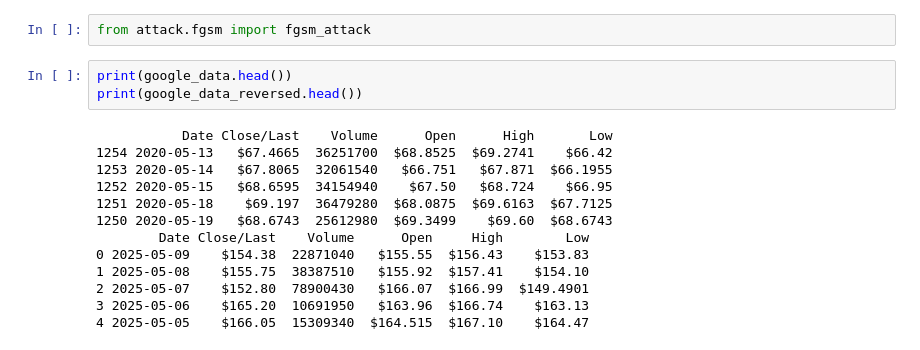
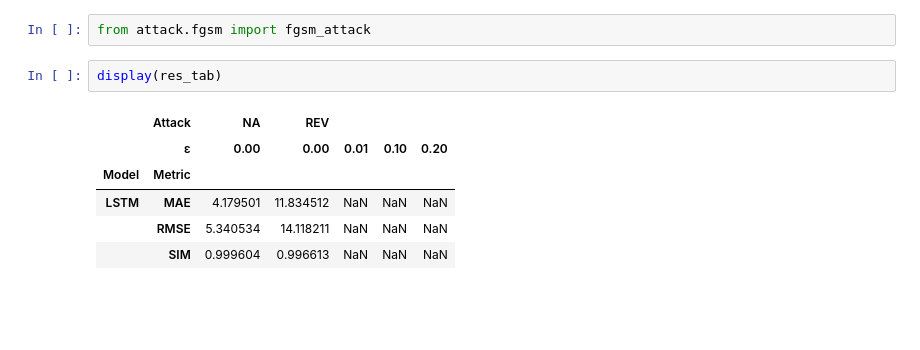
Before and after one commit to Samy-Annasri/backcasting-for-adversarial-attacks-on-time-series, a Jupyter notebook: ReverseForecasAttack.ipynb, the cells around one changed output. Drawn from its saved outputs; the diff is of its cells as text; blank space fills up the shorter version.

```diff
--- a/ReverseForecasAttack.ipynb
+++ b/ReverseForecasAttack.ipynb
@@ -237,18 +235,11 @@ LSTM | REV – Epsilon 0.00 – MAE: 3.5915 | SIM: 0.9995
 # %%
 from attack.fgsm import fgsm_attack
-# %%
-print(google_data.head())
-print(google_data_reversed.head())
-# %% [output]
-           Date Close/Last    Volume      Open      High       Low
-1254 2020-05-13   $67.4665  36251700  $68.8525  $69.2741    $66.42
-1253 2020-05-14   $67.8065  32061540   $66.751   $67.871  $66.1955
-1252 2020-05-15   $68.6595  34154940    $67.50   $68.724    $66.95
-1251 2020-05-18    $69.197  36479280  $68.0875  $69.6163  $67.7125
-1250 2020-05-19   $68.6743  25612980  $69.3499    $69.60  $68.6743
-        Date Close/Last    Volume      Open     High        Low
-0 2025-05-09    $154.38  22871040   $155.55  $156.43    $153.83
-1 2025-05-08    $155.75  38387510   $155.92  $157.41    $154.10
-2 2025-05-07    $152.80  78900430   $166.07  $166.99  $149.4901
-3 2025-05-06    $165.20  10691950   $163.96  $166.74    $163.13
-4 2025-05-05    $166.05  15309340  $164.515  $167.10    $164.47
+# %%
+display(res_tab)
+# %% [output]
+|  | Attack | NA | REV |  |  |  |
+|  | ε | 0.00 | 0.00 | 0.01 | 0.10 | 0.20 |
+| Model | Metric |  |  |  |  |  |
+| LSTM | MAE | 4.179501 | 11.834512 | NaN | NaN | NaN |
+|  | RMSE | 5.340534 | 14.118211 | NaN | NaN | NaN |
+|  | SIM | 0.999604 | 0.996613 | NaN | NaN | NaN |
```
Also changed, not shown: parts of 16 cells of this notebook.
